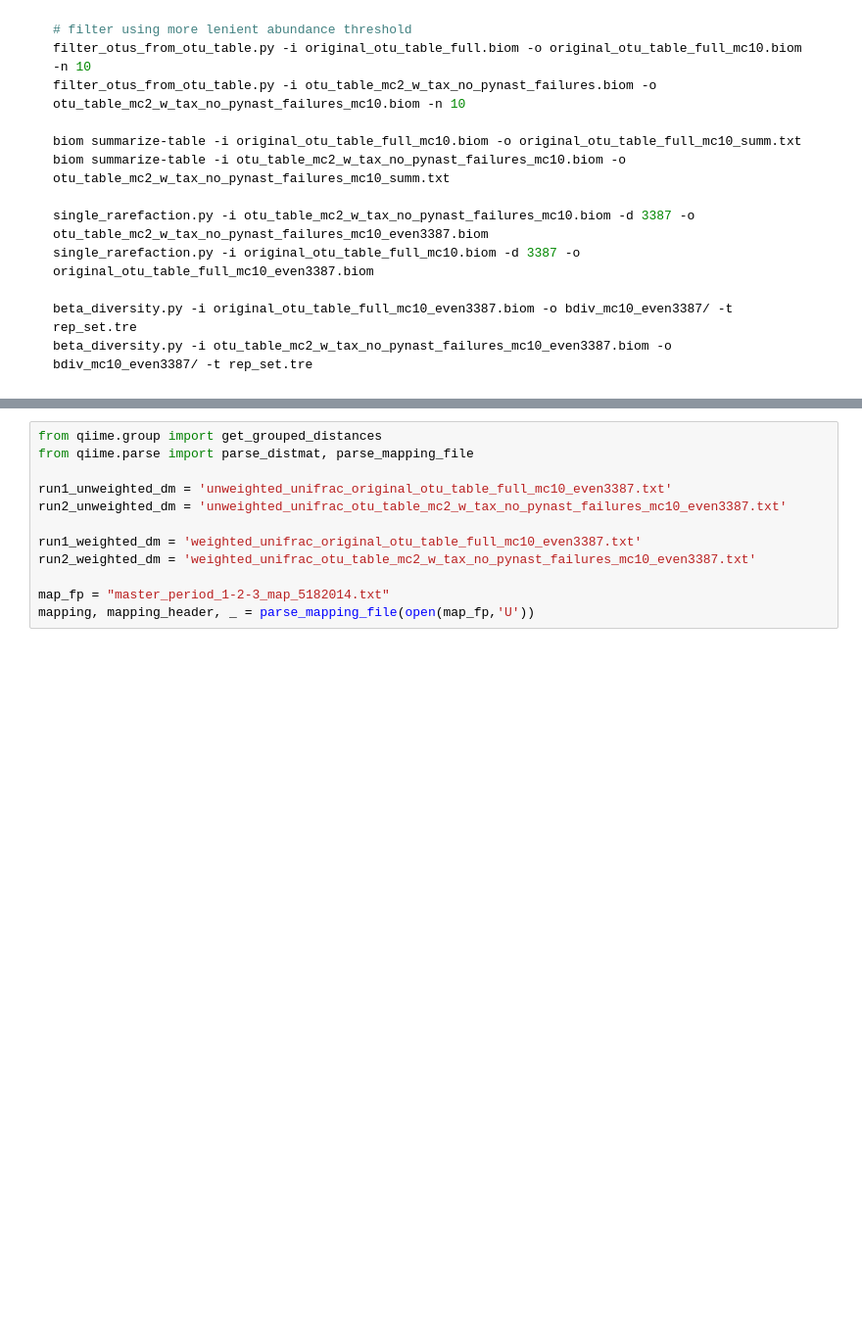
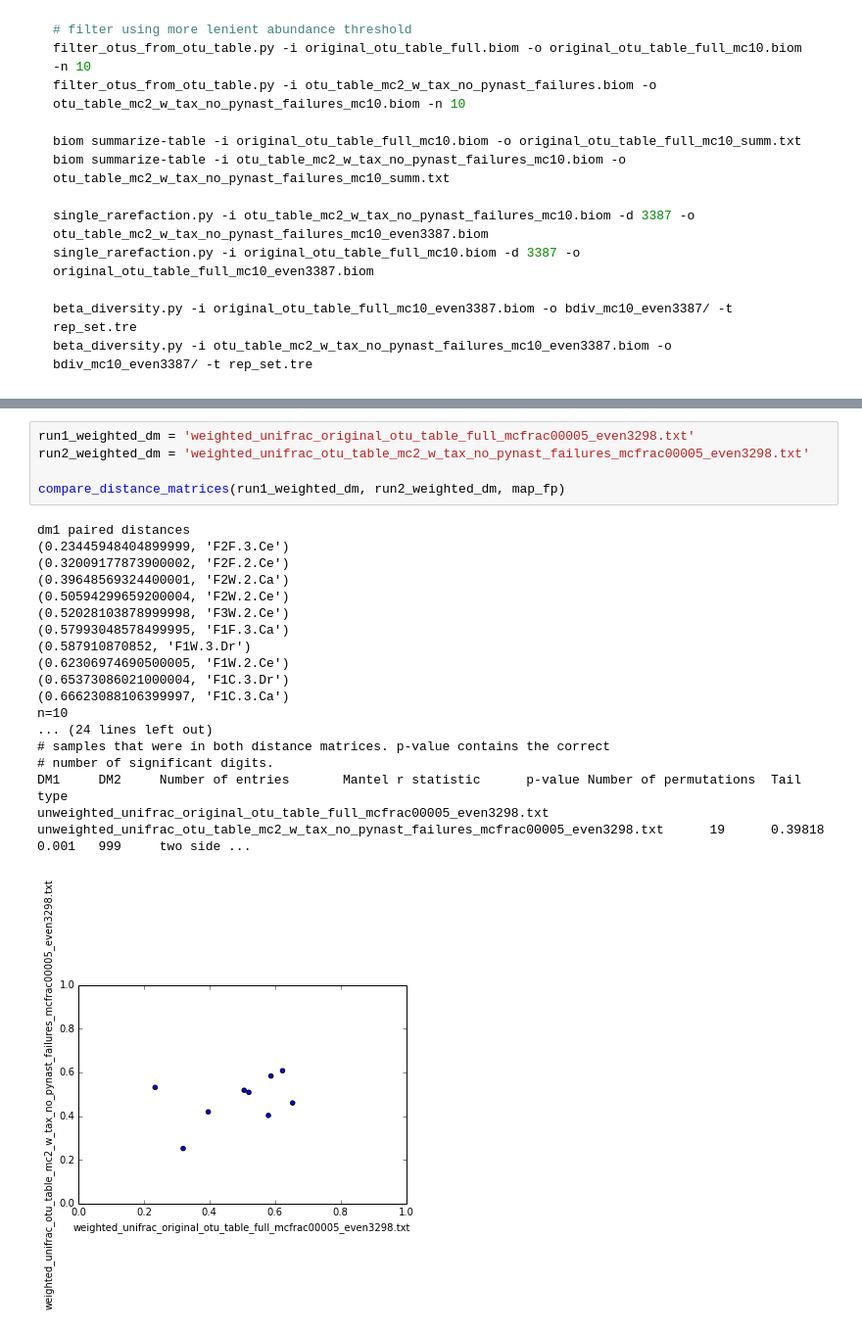
Before and after one commit to gregcaporaso/sloan-office-r2r-variation, a Jupyter notebook: sample-resequencing-choice.ipynb, the cells around one changed output, grey strips where cells are left out. Shown: that part at 98% size. Cells and saved outputs as stored; diff of their text form; blank space fills up the shorter version.

```diff
--- a/sample-resequencing-choice.ipynb
+++ b/sample-resequencing-choice.ipynb
@@ -522,13 +366,25 @@ Populating the interactive namespace from numpy and matplotlib
-# %%
-from qiime.group import get_grouped_distances
-from qiime.parse import parse_distmat, parse_mapping_file
-
-run1_unweighted_dm = 'unweighted_unifrac_original_otu_table_full_mc10_even3387.txt'
-run2_unweighted_dm = 'unweighted_unifrac_otu_table_mc2_w_tax_no_pynast_failures_mc10_even3387.txt'
-
-run1_weighted_dm = 'weighted_unifrac_original_otu_table_full_mc10_even3387.txt'
-run2_weighted_dm = 'weighted_unifrac_otu_table_mc2_w_tax_no_pynast_failures_mc10_even3387.txt'
-
-map_fp = "master_period_1-2-3_map_5182014.txt"
-mapping, mapping_header, _ = parse_mapping_file(open(map_fp,'U'))
+# %%
+run1_weighted_dm = 'weighted_unifrac_original_otu_table_full_mcfrac00005_even3298.txt'
+run2_weighted_dm = 'weighted_unifrac_otu_table_mc2_w_tax_no_pynast_failures_mcfrac00005_even3298.txt'
+
+compare_distance_matrices(run1_weighted_dm, run2_weighted_dm, map_fp)
+# %% [output]
+dm1 paired distances
+(0.23445948404899999, 'F2F.3.Ce')
+(0.32009177873900002, 'F2F.2.Ce')
+(0.39648569324400001, 'F2W.2.Ca')
+(0.50594299659200004, 'F2W.2.Ce')
+(0.52028103878999998, 'F3W.2.Ce')
+(0.57993048578499995, 'F1F.3.Ca')
+(0.587910870852, 'F1W.3.Dr')
+(0.62306974690500005, 'F1W.2.Ce')
+(0.65373086021000004, 'F1C.3.Dr')
+(0.66623088106399997, 'F1C.3.Ca')
+n=10
+... (24 lines left out)
+# samples that were in both distance matrices. p-value contains the correct
+# number of significant digits.
+DM1     DM2     Number of entries       Mantel r statistic      p-value Number of permutations  Tail type
+unweighted_unifrac_original_otu_table_full_mcfrac00005_even3298.txt     unweighted_unifrac_otu_table_mc2_w_tax_no_pynast_failures_mcfrac00005_even3298.txt      19      0.39818 0.001   999     two side ...
+[figure, added]
 # %% [markdown]
```
Also changed, not shown: parts of 24 cells of this notebook.
